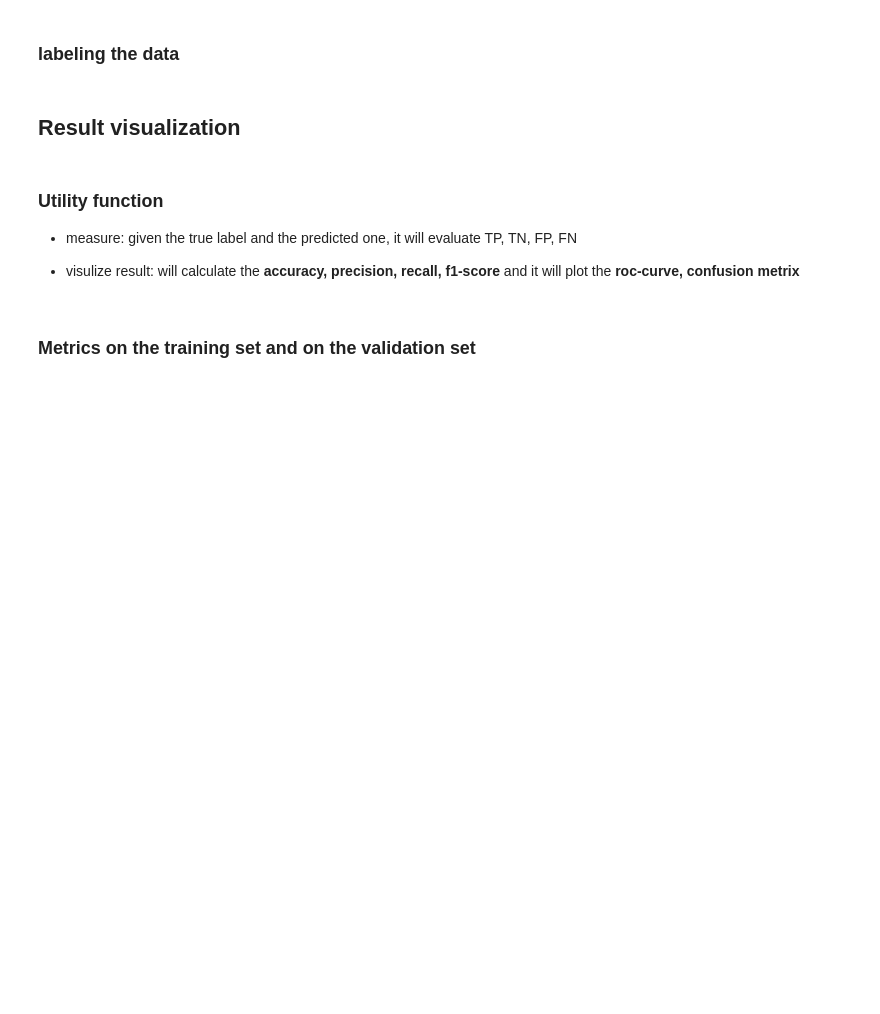
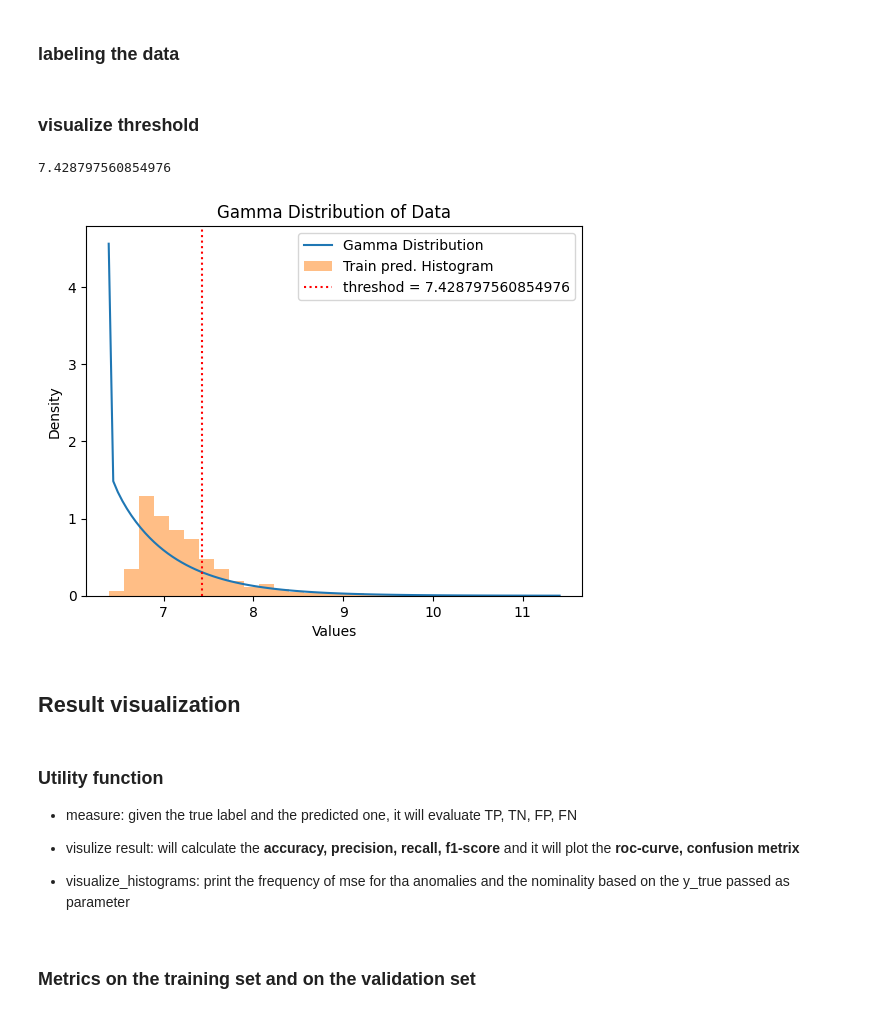
Before and after one commit to Karma39/audio_anomaly_detection, a Jupyter notebook: definitve_clear.ipynb, the cells around one changed output. Saved outputs shown, nothing was run; the diff lists cells and outputs as text; code cells hidden in the pictures; blank space fills up the shorter version.

```diff
--- a/definitve_clear.ipynb
+++ b/definitve_clear.ipynb
@@ -425,6 +445,32 @@ y_train_pred  = predict(len(train_files), train_set, autoencoder, n_vector_file)
 # %%
 threshold = get_threshold(y_train_pred)
 train_pred_label = predict_label(y_train_pred, threshold)
+# %% [markdown]
+### visualize threshold
+# %%
+def visualize_distribution(y, threshold):
+    shape_hat, loc_hat, scale_hat = scipy.stats.gamma.fit(y)
+
+    # Generate x-values for the plot
+    x = np.linspace(min(y), max(y), 100)
+
+    # Calculate the probability density function (PDF) values
+    pdf = scipy.stats.gamma.pdf(x, a=shape_hat, loc=loc_hat, scale=scale_hat)
+    # Plot the Gamma distribution
+    plt.plot(x, pdf, label='Gamma Distribution')
+    plt.hist(y, bins=30, density=True, alpha=0.5, label='Train pred. Histogram')
+    plt.axvline(x=threshold, color='red', linestyle='dotted', label=f'threshod = {threshold}')
+    plt.xlabel('Values')
+    plt.ylabel('Density')
+    plt.title('Gamma Distribution of Data')
+    plt.legend()
+    plt.show()
+# %%
+print(threshold)
+visualize_distribution(y_train_pred, threshold)
+# %% [output]
+7.428797560854976
+[figure, added]
 # %% [markdown]
 ## Result visualization
 # %% [markdown]
@@ -433,6 +479,8 @@ train_pred_label = predict_label(y_train_pred, threshold)
 
 
 - visulize result: will calculate the **accuracy, precision, recall, f1-score** and it will plot the **roc-curve, confusion metrix**
+
+- visualize_histograms: print the frequency of mse for tha anomalies and the nominality based on the y_true passed as parameter
 # %%
 def measure(y_true, y_pred):
     # Initialize counts
```
Also changed, not shown: parts of 20 cells of this notebook.
